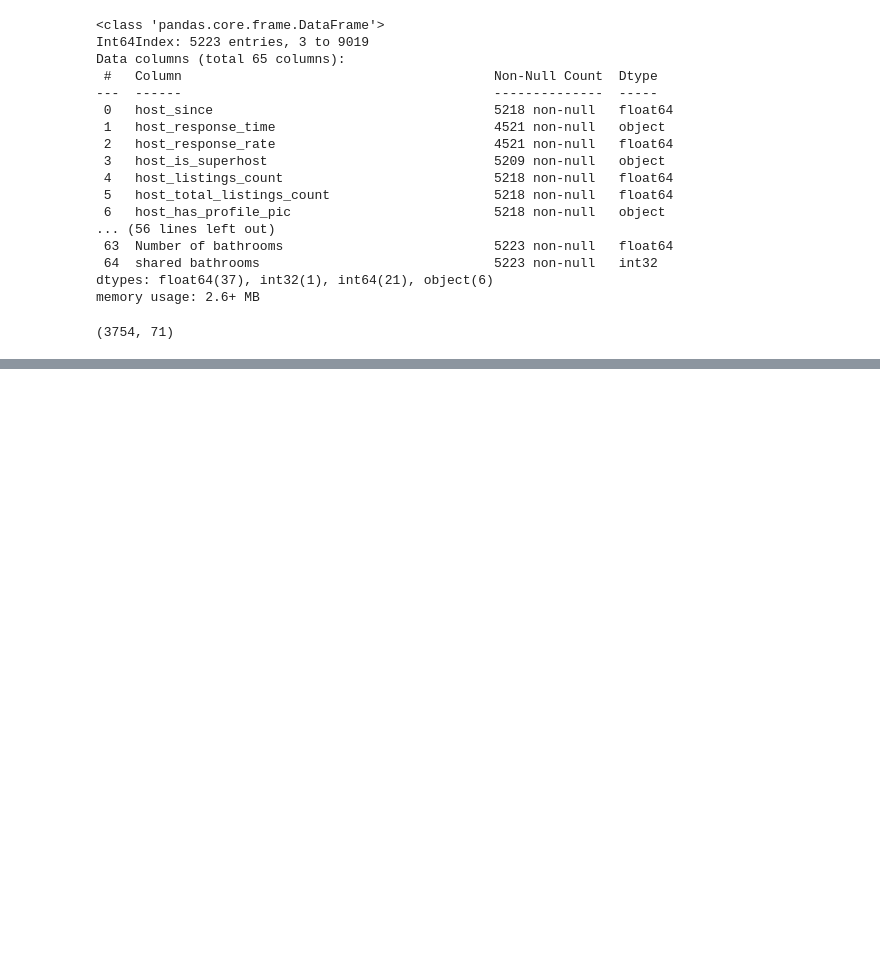
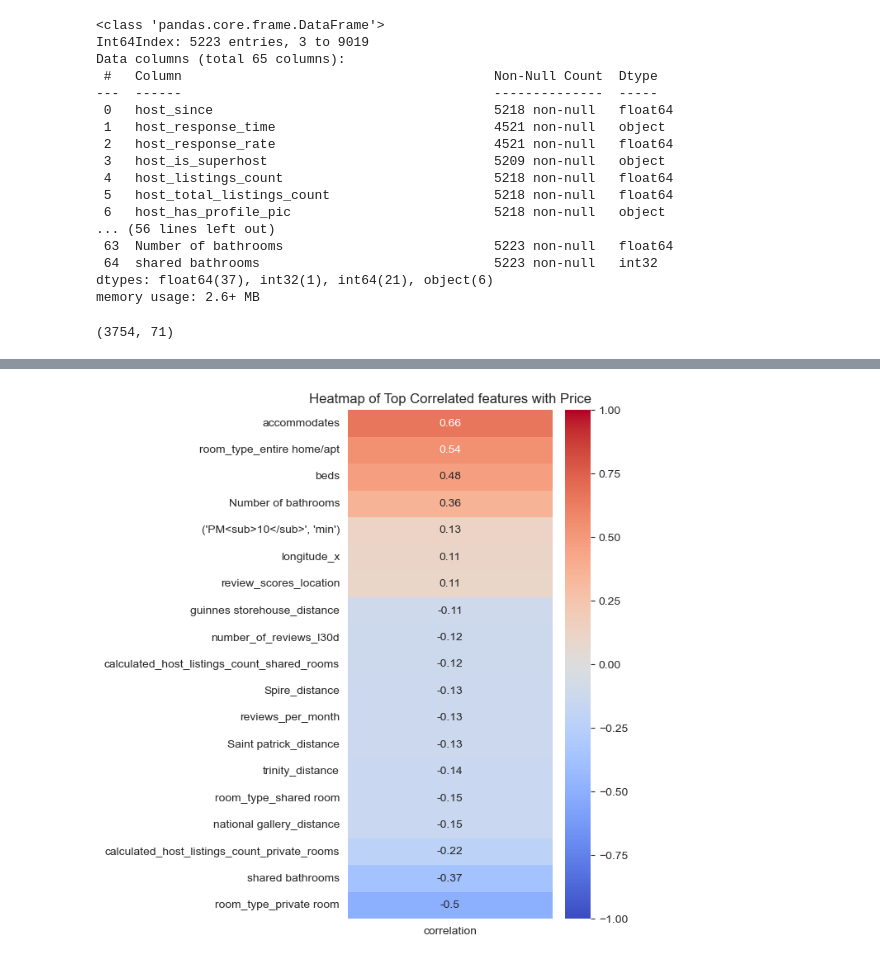
Before and after one commit to alexCCTcollege/Capstone, a Jupyter notebook: Transform.ipynb, the cells around one changed output, grey strips where cells are left out. Saved outputs shown, nothing was run; the diff lists cells and outputs as text; code cells hidden in the pictures; blank space fills up the shorter version.

```diff
--- a/Transform.ipynb
+++ b/Transform.ipynb
@@ -530,0 +600,7 @@ sns.histplot(listings[listings['price']<600]['price'], kde=True, bins=20, color=
+# %%
+all_columns_except_price = listings.columns.difference(['price'])
+
+# Calculate the correlation
+correlations = listings[all_columns_except_price].corrwith(listings_no_out['price'])
+corr = pd.DataFrame(correlations.sort_values(ascending=False))
+print(corr.to_string())
@@ -530,0 +625,20 @@ sns.histplot(listings[listings['price']<600]['price'], kde=True, bins=20, color=
+# %%
+filtered_correlations = correlations[(correlations > 0.1) | (correlations < -0.1)]
+
+# Sort correlations in descending order
+sorted_correlations = filtered_correlations.sort_values(ascending=False)
+
+# Reshape the sorted correlations into a DataFrame for better visualization
+correlation_matrix = sorted_correlations.to_frame(name='correlation')
+
+# Create a heatmap
+plt.figure(figsize=(4,8))
+sns.heatmap(correlation_matrix, annot=True, cmap='coolwarm', vmin=-1, vmax=1)
+
+# Set plot title
+plt.title('Heatmap of Top Correlated features with Price')
+
+# Show the plot
+plt.show()
+# %% [output]
+[figure, added]
```
Also changed, not shown: parts of 9 cells of this notebook.
